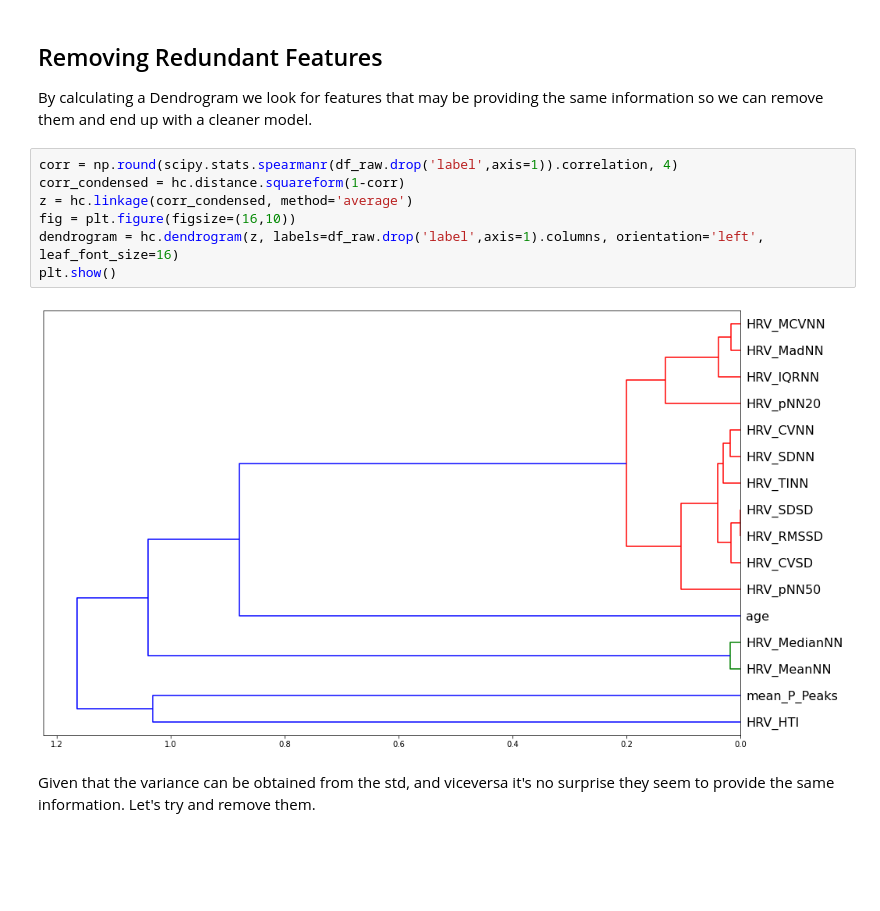
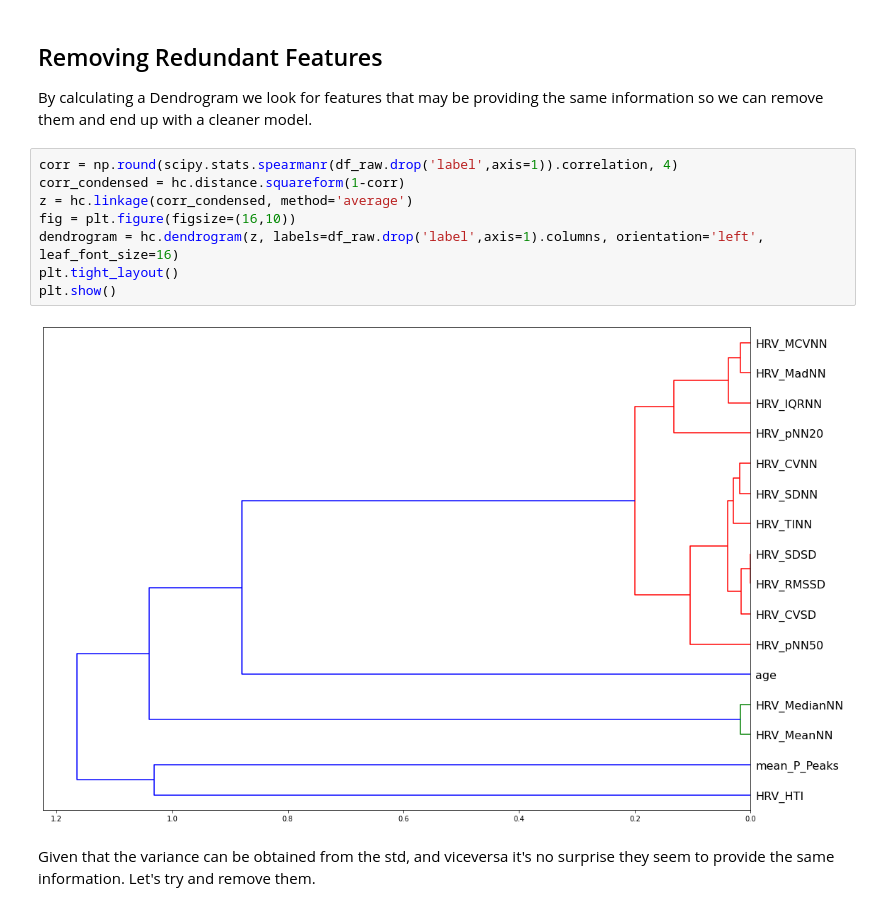
Before and after one commit to tomiambro/af_classifier, a Jupyter notebook: Exploratory Data Analysis.ipynb, the cells around one changed output. Saved outputs shown, nothing was run; the diff lists cells and outputs as text; blank space fills up the shorter version.

```diff
--- a/Exploratory Data Analysis.ipynb
+++ b/Exploratory Data Analysis.ipynb
@@ -97,12 +97,13 @@ By calculating a Dendrogram we look for features that may be providing the same
 # %%
 corr = np.round(scipy.stats.spearmanr(df_raw.drop('label',axis=1)).correlation, 4)
 corr_condensed = hc.distance.squareform(1-corr)
 z = hc.linkage(corr_condensed, method='average')
 fig = plt.figure(figsize=(16,10))
 dendrogram = hc.dendrogram(z, labels=df_raw.drop('label',axis=1).columns, orientation='left', leaf_font_size=16)
+plt.tight_layout()
 plt.show()
 # %% [output]
-[figure, old version]
+[figure, new version]
 # %% [markdown]
 Given that the variance can be obtained from the std, and viceversa it's no surprise they seem to provide the same information. Let's try and remove them.
 # %%
```
Also changed, not shown: parts of 5 cells of this notebook, 3 other files.
